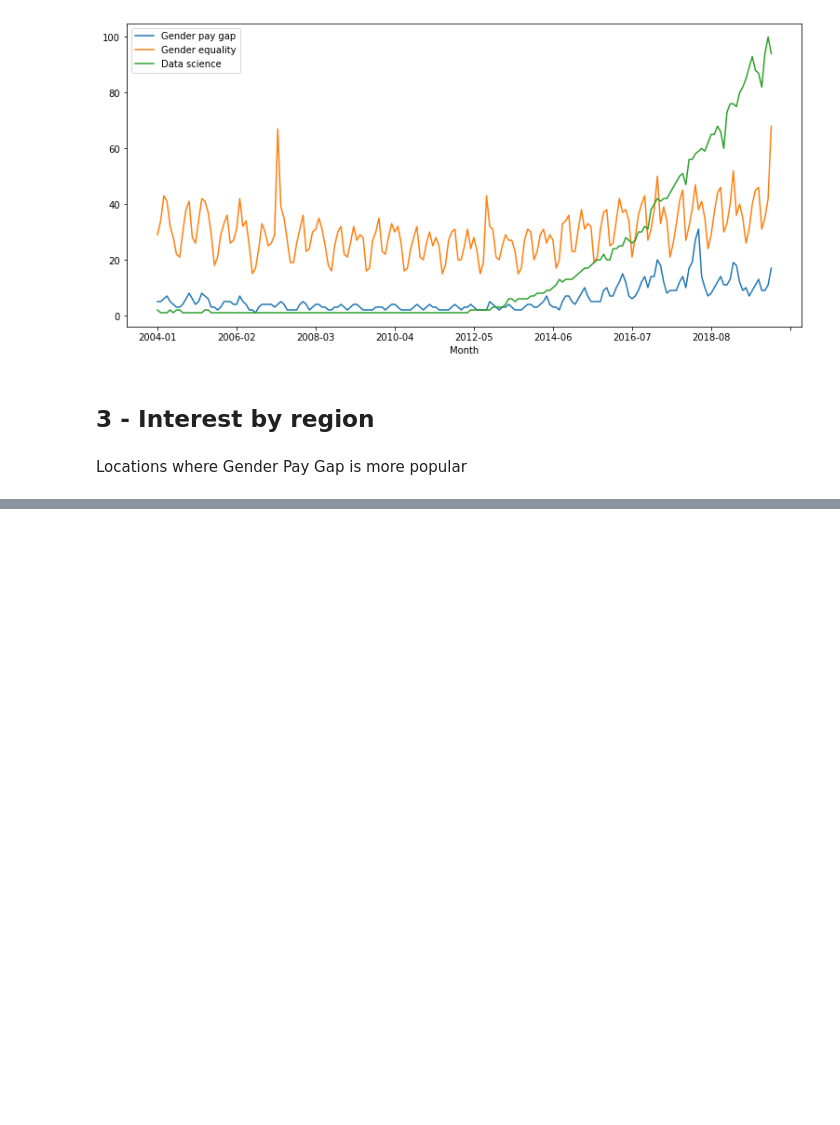
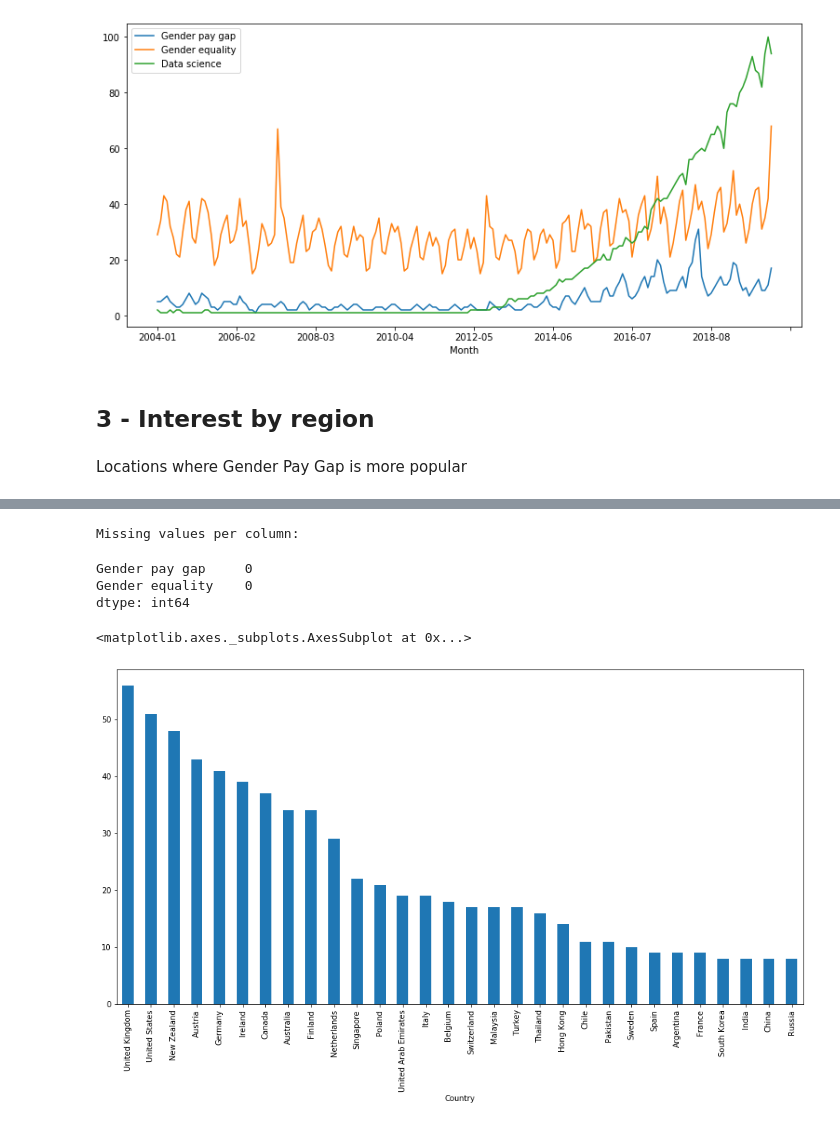
Before and after one commit to Ads2020Group6/topic-search-analysis, a Jupyter notebook: Topic Interests Online .ipynb, the cells around one changed output, grey strips where cells are left out. Saved outputs shown, nothing was run; the diff lists cells and outputs as text; code cells hidden in the pictures; blank space fills up the shorter version.

Commit message:
Histogram by region

```diff
--- a/Topic Interests Online .ipynb
+++ b/Topic Interests Online .ipynb
@@ -115,0 +77,5 @@ Name: Gender pay gap, Length: 250, dtype: object
+# %%
+topic_by_region = ps.read_csv("TopicInterestMap.csv", index_col="Country")
+print(topic_by_region.shape)
+print(topic_by_region.loc['United Kingdom'])
+topic_by_region.head()
@@ -115,0 +94,25 @@ Name: Gender pay gap, Length: 250, dtype: object
+# %%
+def num_missing(x):
+  return sum(x.isnull())
+
+topic_by_region["Gender equality"] = topic_by_region["Gender equality"].fillna('0')
+topic_by_region["Gender pay gap"] = topic_by_region["Gender pay gap"].fillna('0')
+
+print("Missing values per column:")
+topic_by_region.apply(num_missing, axis=0)
+# %% [output]
+Missing values per column:
+Gender pay gap     0
+Gender equality    0
+dtype: int64
+# %%
+topic_by_region["Gender equality"] = topic_by_region["Gender equality"].map(lambda x: x.rstrip('%'))
+topic_by_region["Gender pay gap"] = topic_by_region["Gender pay gap"].map(lambda x: x.rstrip('%'))
+# %%
+topic_by_region['Gender equality'] = topic_by_region['Gender equality'].astype(int)
+topic_by_region["Gender pay gap"] = topic_by_region["Gender pay gap"].astype(int)
+# print(topic_by_region['Gender pay gap'])
+topic_by_region['Gender pay gap'].head(30).plot.bar(figsize=(16,8))
+# %% [output]
+<matplotlib.axes._subplots.AxesSubplot at 0x...>
+[figure, added]
```
Also changed, not shown: parts of 4 cells of this notebook.
